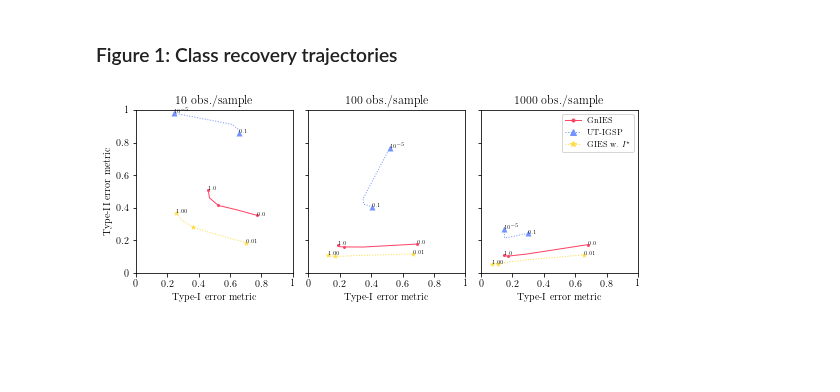
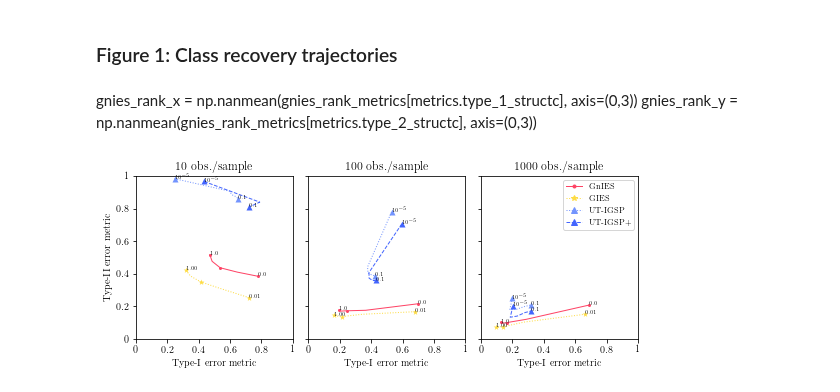
Before and after one commit to juangamella/gnies-paper, a Jupyter notebook: figure_model_mismatch.ipynb, the cells around one changed output. Drawn from its saved outputs; the diff is of its cells as text; code cells hidden in the pictures; blank space fills up the shorter version.

```diff
--- a/figure_model_mismatch.ipynb
+++ b/figure_model_mismatch.ipynb
@@ -61,3 +59,5 @@ directory = "synthetic_experiments/dataset_1657710723_runs:10_seed:42_G:100_k:2.
+# %%
+directory = "synthetic_experiments/dataset_mismatch/"
 # %%
 test_cases = utils.read_pickle(directory + 'test_cases.pickle')
 Ns = sorted(test_cases['Ns'])
@@ -90,0 +93,5 @@ utigsp_metrics[metrics.success_metric].mean()
+# %%
+ut_igsp_plus_args, ut_igsp_plus_results = utils.read_pickle(directory + "compiled_results_ut_igsp_plus.pickle")
+ground_truth, utigsp_plus_metrics = utils.read_pickle(directory + "metrics_ut_igsp_plus.pickle")
+utigsp_plus_alphas, utigsp_plus_betas = ut_igsp_args[1], ut_igsp_args[2]
+utigsp_plus_alphas, utigsp_plus_betas
@@ -112,20 +136,28 @@ gnies_y = np.nanmean(gnies_metrics[metrics.type_2_structc], axis=(0,3))
 utigsp_x = np.nanmean(utigsp_metrics[metrics.type_1_structc], axis=(0,4))
 utigsp_y = np.nanmean(utigsp_metrics[metrics.type_2_structc], axis=(0,4))
 
+utigsp_plus_x = np.nanmean(utigsp_plus_metrics[metrics.type_1_structc], axis=(0,4))
+utigsp_plus_y = np.nanmean(utigsp_plus_metrics[metrics.type_2_structc], axis=(0,4))
+
 gies_x = np.nanmean(gies_metrics[metrics.type_1_structc], axis=(0,3))
 gies_y = np.nanmean(gies_metrics[metrics.type_2_structc], axis=(0,3))
+# %% [markdown]
+gnies_rank_x = np.nanmean(gnies_rank_metrics[metrics.type_1_structc], axis=(0,3))
+gnies_rank_y = np.nanmean(gnies_rank_metrics[metrics.type_2_structc], axis=(0,3))
 # %%
 text = True
 textsize = 5
 lineopts = {'linewidth': 1}
 ticks = [0, 0.2, 0.4, 0.6, 0.8, 1]
 marker = {'gnies': '.',
+          'gnies_rank': '.',
           'ges': '*',
           'ut_igsp': '^',
           'ut_igsp+': '^',
           'jci_pc': 's',
 }
 style = {'gnies': '-',
+         'gnies_rank': ':',
          'ges': ':',
          'ut_igsp': ':',
          'ut_igsp+': '--',
@@ -133,6 +165,7 @@ style = {'gnies': '-',
 
 }
 color = {'gnies': colors[0],
+         'gnies_rank': colorsa[0],
          'ges': colors[1],
          'ut_igsp': colors[4],
          'ut_igsp+': colors[5],
@@ -141,9 +174,10 @@ color = {'gnies': colors[0],
 }
 
 print_names = {'gnies': 'GnIES',
+               #'gnies_rank': 'GnIES-rank',
+               'ges': 'GIES',
                'ut_igsp': 'UT-IGSP',
-               'ges': 'GIES w. $I^\star$',
-               #'ut_igsp+': 'UT-IGSP+',
+               'ut_igsp+': 'UT-IGSP+',
                #'jci_pc': 'JCI-PC',
 }
 
@@ -164,6 +198,13 @@ for i,n in enumerate(Ns):
         if text and l!=0.5:
             ax.text(gnies_x[j,i], gnies_y[j,i], "$%0.1f$" % l, fontsize=textsize)
 
+    # Plot GnIES-rank
+#    ax.plot(gnies_rank_x[:,i], gnies_rank_y[:,i], color=color['gnies_rank'], linestyle=style['gnies_rank'], **lineopts)
+#    for j in [0,2,len(gnies_rank_lambdas) - 1]:
+#        ax.scatter(gnies_rank_x[j,i], gnies_rank_y[j,i], color=color['gnies_rank'], marker=marker['gnies_rank'], linewidth=0)
+#        l = gnies_rank_lambdas[j]
+#        if text and l!=0.5:
+#            ax.text(gnies_rank_x[j,i], gnies_rank_y[j,i], "$%0.1f$" % l, fontsize=textsize)
 
     # Plot UT-IGSP
     idx = list(range(len(utigsp_alphas)))
@@ -175,6 +216,15 @@ for i,n in enumerate(Ns):
             lbl = "$10^{-5}$" if a < 0.01 else "$%0.1f$"
             ax.text(utigsp_x[j,j,i], utigsp_y[j,j,i], lbl % a, fontsize=textsize)
 
+    # Plot UT-IGSP+
+    idx = list(range(len(utigsp_plus_alphas)))
+    ax.plot(utigsp_plus_x[idx,idx,i], utigsp_plus_y[idx,idx,i], color=color['ut_igsp+'], marker=None, linestyle=style['ut_igsp+'], **lineopts)
+    for j in [0,len(utigsp_plus_alphas) - 1]:
+        ax.scatter(utigsp_plus_x[j,j,i], utigsp_plus_y[j,j,i], color=color['ut_igsp+'], marker=marker['ut_igsp+'], linewidth=0)
+        if text:
+            a = utigsp_plus_alphas[j]
+            lbl = "$10^{-5}$" if a < 0.001 else "$%0.1f$"
+            ax.text(utigsp_plus_x[j,j,i], utigsp_plus_y[j,j,i], lbl % a, fontsize=textsize)
 
     # Plot GIES
     ax.plot(gies_x[:,i], gies_y[:,i], color=color['ges'], linestyle=style['ges'], **lineopts)
@@ -186,31 +236,31 @@ for i,n in enumerate(Ns):
 
 
 
     ax.set_xlim([0,1])
     ax.set_ylim([0,1])
     ax.set_xlabel('Type-I error metric')
     ax.set_title("%d obs./sample" % n)
     ax.set_ylabel('Type-II error metric') if i == 0 else None
     ax.set_yticks(ticks)
     ax.set_xticks(ticks)
     ax.set_xticklabels(ticks)
     ax.set_yticklabels([]) if i != 0 else ax.set_yticklabels(ticks)
 
 
 # Build legend
 method_entries = [Line2D([0], [0],
                          linewidth=1,
                          linestyle=style[method],
                          marker=marker[method],
                          color=color[method]) for method in print_names.keys()]
 method_str = list(print_names.values())
 ax.legend(method_entries, #+ sample_size_entries
           method_str, # + sample_size_str
           prop={'size':8},
           loc='upper right',
         ncol=1)
 
 
 plt.savefig('figures/figure_1_do.pdf', bbox_inches='tight')
 # %% [output]
-[figure, old version]
+[figure, new version]
```
Also changed, not shown: parts of 8 cells of this notebook, 1 other file.
